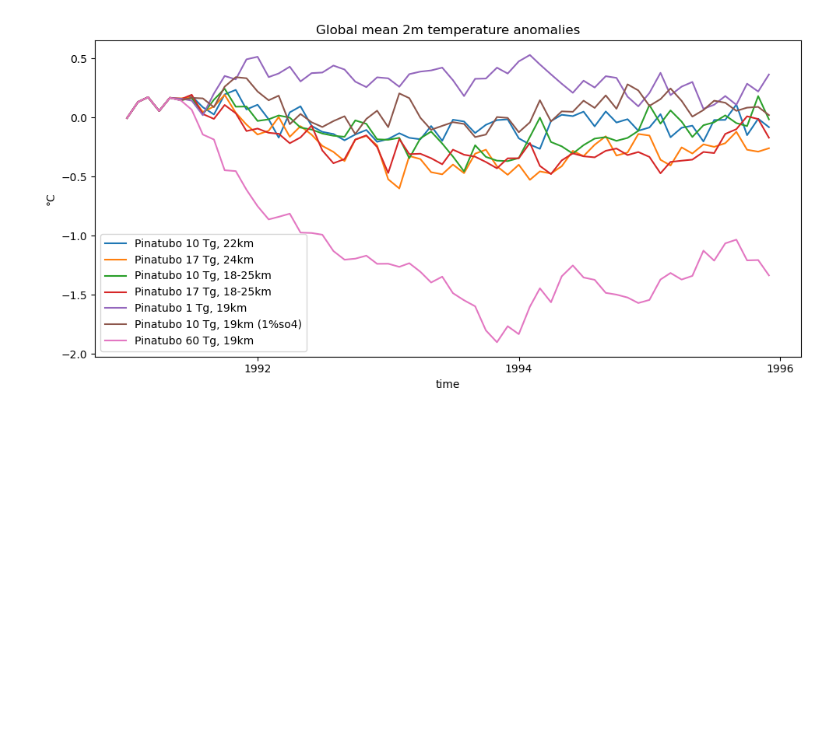
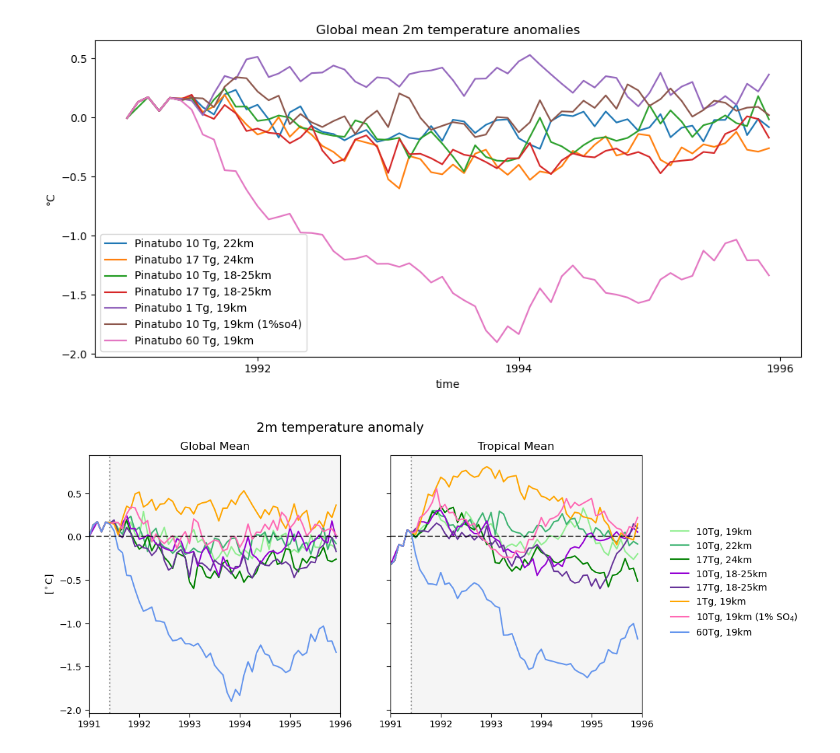
Before and after one commit to EliHHogemo/master_thesis, a Jupyter notebook: climate_responces.ipynb, the cells around one changed output. Cells and saved outputs as stored; diff of their text form; code cells hidden in the pictures; blank space fills up the shorter version.

```diff
--- a/climate_responces.ipynb
+++ b/climate_responces.ipynb
@@ -350,2 +422,81 @@ plt.show()
+# %%
+t_19_c = tropical_mean(t_19_c) - 273.15
+t_22 = tropical_mean(t_22) - 273.15
+t_24 = tropical_mean(t_24) - 273.15
+t_1825 = tropical_mean(t_1825) - 273.15
+t_1825_17tg  = tropical_mean(t_1825_17tg) - 273.15
+t_1tg = tropical_mean(t_1tg) - 273.15
+t_1pr = tropical_mean(t_1pr) - 273.15
+t_60tg = tropical_mean(t_60tg) - 273.15
+
+at_19_c = anomalies(t_19_c, base_trop)
+at_22 = anomalies(t_22, base_trop)
+at_24 = anomalies(t_24, base_trop)
+at_1825 = anomalies(t_1825, base_trop)
+at_1825_17tg = anomalies(t_1825_17tg, base_trop)
+at_1tg = anomalies(t_1tg, base_trop)
+at_1pr = anomalies(t_1pr, base_trop)
+at_60tg = anomalies(t_60tg, base_trop)
+# %%
+def to_float(x):
+    if isinstance(x.time.values[0], np.datetime64):
+        times = pd.DatetimeIndex(x.time.values)
+        return [t.year + (t.month-1)/12 for t in times]
+    else:
+        return [t.year + (t.month-1)/12 for t in x.time.values]
+
+fig, ax = plt.subplots(1, 2, figsize=(10, 5), sharey=True)
+
+ax[0].plot(to_float(a_19_c), a_19_c, color="lightgreen", label="10Tg, 19km")
+ax[0].plot(to_float(a_22),a_22, color="mediumseagreen", label="10Tg, 22km")
+ax[0].plot(to_float(a_24), a_24, color="green", label="17Tg, 24km")
+ax[0].plot(to_float(a_1825),a_1825, color="darkviolet", label="10Tg, 18-25km")
+ax[0].plot(to_float(a_1825_17tg), a_1825_17tg, color="rebeccapurple", label="17Tg, 18-25km")
+ax[0].plot(to_float(a_1tg), a_1tg, color="orange", label="1Tg, 19km")
+ax[0].plot(to_float(a_1pr), a_1pr, color="hotpink", label="10Tg, 19km (1% SO$_4$)")
+ax[0].plot(to_float(a_60tg), a_60tg, color="cornflowerblue", label="60Tg, 19km")
+ax[0].set_ylabel("[$^\circ$C]")
+ax[0].set_title("Global Mean", fontsize=12)
+
+ax[1].plot(to_float(at_19_c), at_19_c, color="lightgreen", label="10Tg, 19km")
+ax[1].plot(to_float(at_22), at_22, color="mediumseagreen", label="10Tg, 22km")
+ax[1].plot(to_float(at_24), at_24, color="green", label="17Tg, 24km")
+ax[1].plot(to_float(at_1825), at_1825, color="darkviolet", label="10Tg, 18-25km")
+ax[1].plot(to_float(at_1825_17tg), at_1825_17tg, color="rebeccapurple", label="17Tg, 18-25km")
+ax[1].plot(to_float(at_1tg), at_1tg, color="orange", label="1Tg, 19km")
+ax[1].plot(to_float(at_1pr), at_1pr, color="hotpink", label="10Tg, 19km (1% SO$_4$)")
+ax[1].plot(to_float(at_60tg), at_60tg, color="cornflowerblue", label="60Tg, 19km")
+ax[1].set_title("Tropical Mean", fontsize=12)
+
+eruption_float = 1991 + (6-1)/12
+end_float = 1996 + (1-1)/12
+
+for i, a in enumerate(ax):
+    a.axvline(eruption_float, color='gray', ls=":", alpha=0.8)
+    a.axvspan(eruption_float, end_float, color='gray', alpha=0.08, zorder=0)
+    a.axhline(0, color="black", ls="--", alpha=0.7)
+    a.tick_params(direction='out', length=4)
+
+    a.set_xticks([1991, 1992, 1993, 1994, 1995, 1996])
+    a.set_xticklabels(["1991", "1992", "1993", "1994", "1995", "1996"])
+
+    a.set_xlim(1991, 1996)
+
+
+handles, labels = ax[1].get_legend_handles_labels()
+
+fig.legend(
+    handles,
+    labels,
+    loc="center left",
+    bbox_to_anchor=(0.98, 0.5),
+    frameon=False
+)
+
+fig.suptitle("2m temperature anomaly", fontsize=14)
+fig.subplots_adjust(right=0.95)
+plt.show()
+# %% [output]
+[figure, added]
 # %%
 oh_19 = ds_19["OH"].weighted(weighted_lat).mean(dim=["lev", "lat", "lon"])
```
Also changed, not shown: parts of 29 cells of this notebook, 5 other files.
